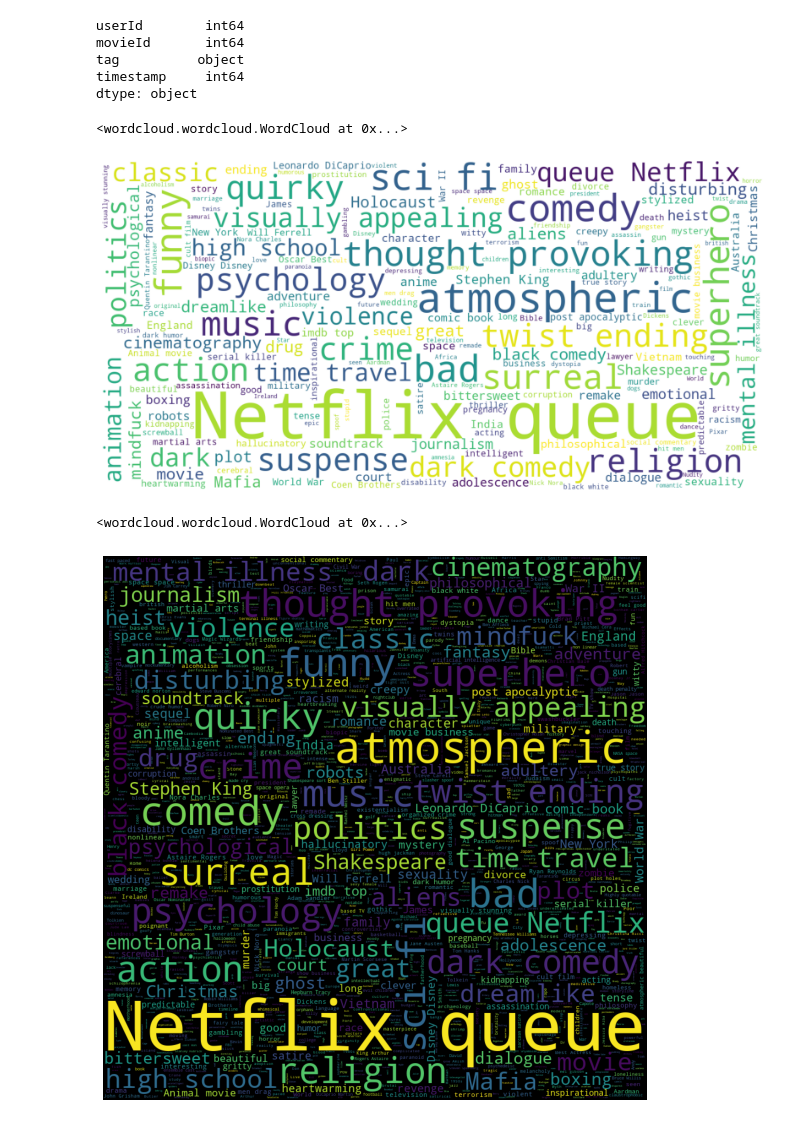
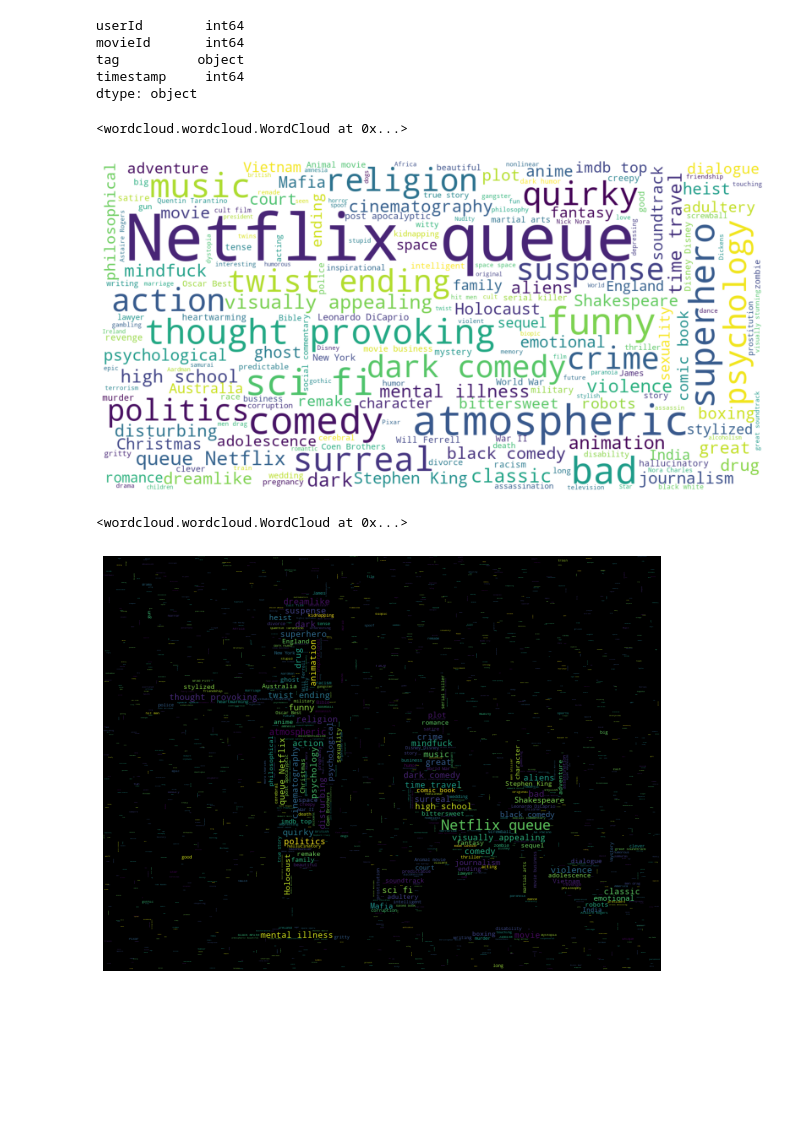
Before and after one commit to SamiraHabib/Movies_University, a Jupyter notebook: Faculdade_provadepython.ipynb, the cells around one changed output. Saved outputs shown, nothing was run; the diff lists cells and outputs as text; code cells hidden in the pictures; blank space fills up the shorter version.

```diff
--- a/Faculdade_provadepython.ipynb
+++ b/Faculdade_provadepython.ipynb
@@ -337,0 +369,6 @@ if data_rastings.rating is data_rastings.rating.max():
+# %%
+sns.set_style("darkgrid")
+sns.lineplot(
+data = data_filmes,
+x = "rating",
+y = "timestamp")
@@ -445,22 +485,22 @@ plt.imshow(wordcloud);
 wordcloud.to_file("airbnb_summary_wordcloud.png")
 # %% [output]
 <wordcloud.wordcloud.WordCloud at 0x...>
-[figure, old version]
+[figure, new version]
 # %%
-imagem = np.array(Image.open("/content/net.png"))
+imagem = np.array(Image.open("/content/pequeno_principe.png"))
 
 wordcloud = WordCloud(stopwords=stopwords,
                       background_color="black",
                       width=1000, height=1000, max_words=2000,
                       mask=imagem, max_font_size=200,
                       min_font_size=1).generate(all_summary)
 
 fig, ax = plt.subplots(figsize=(10,10))
 ax.imshow(wordcloud, interpolation='bilinear')
 ax.set_axis_off()
 
 plt.imshow(wordcloud)
 wordcloud.to_file("airbnb_summary_wordcloud.png")
 # %% [output]
 <wordcloud.wordcloud.WordCloud at 0x...>
-[figure, old version]
+[figure, new version]
```
Also changed, not shown: parts of 16 cells of this notebook.
